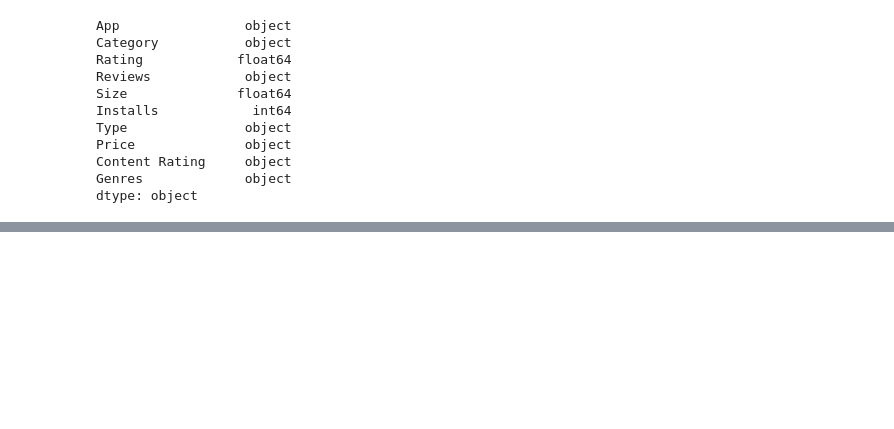
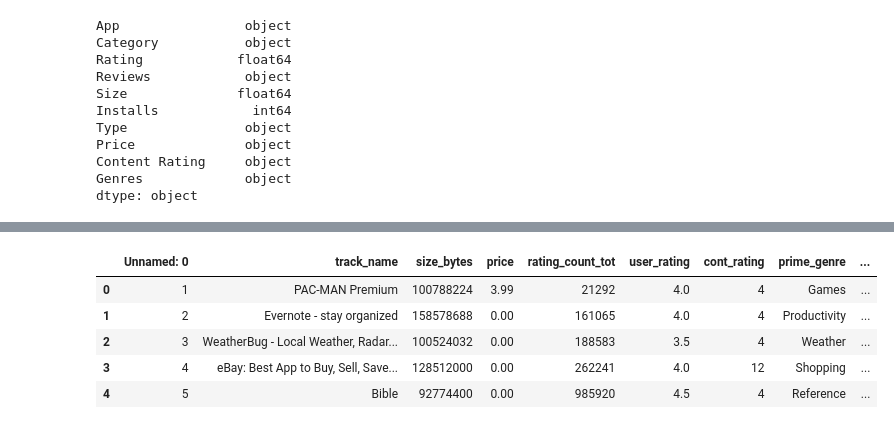
Before and after one commit to IvanCampos11/Build-Week-Project, a Jupyter notebook: Build_Week_Project.ipynb, the cells around one changed output, grey strips where cells are left out. Cells and saved outputs as stored; diff of their text form; code cells hidden in the pictures; blank space fills up the shorter version.

```diff
--- a/Build_Week_Project.ipynb
+++ b/Build_Week_Project.ipynb
@@ -155,0 +167,9 @@ dtype: object
+# %%
+apple.head()
+# %% [output]
+|  | Unnamed: 0 | track_name | size_bytes | price | rating_count_tot | user_rating | cont_rating | prime_genre | ... |
+| 0 | 1 | PAC-MAN Premium | 100788224 | 3.99 | 21292 | 4.0 | 4 | Games | ... |
+| 1 | 2 | Evernote - stay organized | 158578688 | 0.00 | 161065 | 4.0 | 4 | Productivity | ... |
+| 2 | 3 | WeatherBug - Local Weather, Radar... | 100524032 | 0.00 | 188583 | 3.5 | 4 | Weather | ... |
+| 3 | 4 | eBay: Best App to Buy, Sell, Save... | 128512000 | 0.00 | 262241 | 4.0 | 12 | Shopping | ... |
+| 4 | 5 | Bible | 92774400 | 0.00 | 985920 | 4.5 | 4 | Reference | ... |
```
Also changed, not shown: parts of 6 cells of this notebook.
